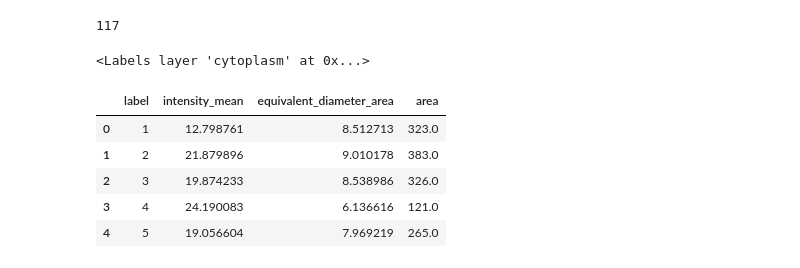
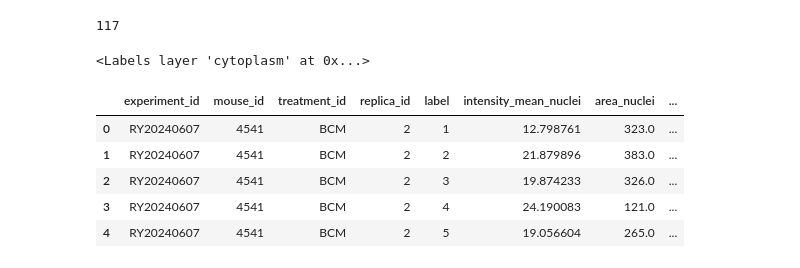
Before and after one commit to adiezsanchez/YAP_nuclear_3D_orgs, a Jupyter notebook: 2_dev_3D_Cellpose_ratio.ipynb, the cells around one changed output. Saved outputs shown, nothing was run; the diff lists cells and outputs as text; code cells hidden in the pictures.

Commit message:
Nuclei segmentation using Cellpose and YAP ratio extraction.

```diff
--- a/2_dev_3D_Cellpose_ratio.ipynb
+++ b/2_dev_3D_Cellpose_ratio.ipynb
@@ -132,18 +131,36 @@ viewer.add_labels(cytoplasm)
 # %% [output]
 <Labels layer 'cytoplasm' at 0x...>
 # %%
-#TODO: Extract regionprops from filtered nuclei and generated-cytoplasm labels
-props_nuclei = regionprops_table(label_image=filtered_nuclei, intensity_image=resampled_yap, properties=["label", "intensity_mean", "equivalent_diameter_area", "area"])
-props_cytoplasm = regionprops_table(label_image=cytoplasm, intensity_image=resampled_yap, properties=["label", "intensity_mean"])
+#Extract regionprops from filtered nuclei and generated-cytoplasm labels
+props_nuclei = regionprops_table(label_image=filtered_nuclei, intensity_image=resampled_yap, properties=["label", "intensity_mean", "area"])
+props_cytoplasm = regionprops_table(label_image=cytoplasm, intensity_image=resampled_yap, properties=["label", "intensity_mean", "area"])
 
+
+# Transform regionprops_table into a Dataframe to process it using Pandas
 df_nuclei = pd.DataFrame(props_nuclei)
 df_cytoplasm = pd.DataFrame(props_cytoplasm)
+
+# Renaming columns
+df_nuclei.rename(columns={'intensity_mean': 'intensity_mean_nuclei', 'area': 'area_nuclei'}, inplace=True)
+df_cytoplasm.rename(columns={'intensity_mean': 'intensity_mean_cyto', 'area': 'area_cyto'}, inplace=True)
+
+# Merge dataframes on label
+merged_df = pd.merge(df_nuclei, df_cytoplasm, on='label')
+
+# Calculate nuclei/cytoplasm ratio of mean intensity of YAP signal
+merged_df['nuclei_cyto_ratio'] = merged_df['intensity_mean_nuclei'] / merged_df['intensity_mean_cyto']
+# %%
+# Add extracted ID info to the dataframe
+merged_df.insert(0, 'experiment_id', experiment_id)
+merged_df.insert(1, 'mouse_id', mouse_id)
+merged_df.insert(2, 'treatment_id', treatment_id)
+merged_df.insert(3, 'replica_id', replica_id)
 # %%
-df_nuclei.head()
+merged_df.head()
 # %% [output]
-|  | label | intensity_mean | equivalent_diameter_area | area |
-| 0 | 1 | 12.798761 | 8.512713 | 323.0 |
-| 1 | 2 | 21.879896 | 9.010178 | 383.0 |
-| 2 | 3 | 19.874233 | 8.538986 | 326.0 |
-| 3 | 4 | 24.190083 | 6.136616 | 121.0 |
-| 4 | 5 | 19.056604 | 7.969219 | 265.0 |
+|  | experiment_id | mouse_id | treatment_id | replica_id | label | intensity_mean_nuclei | area_nuclei | ... |
+| 0 | RY20240607 | 4541 | BCM | 2 | 1 | 12.798761 | 323.0 | ... |
+| 1 | RY20240607 | 4541 | BCM | 2 | 2 | 21.879896 | 383.0 | ... |
+| 2 | RY20240607 | 4541 | BCM | 2 | 3 | 19.874233 | 326.0 | ... |
+| 3 | RY20240607 | 4541 | BCM | 2 | 4 | 24.190083 | 121.0 | ... |
+| 4 | RY20240607 | 4541 | BCM | 2 | 5 | 19.056604 | 265.0 | ... |
```
Also changed, not shown: parts of 4 cells of this notebook, 4 other files.
